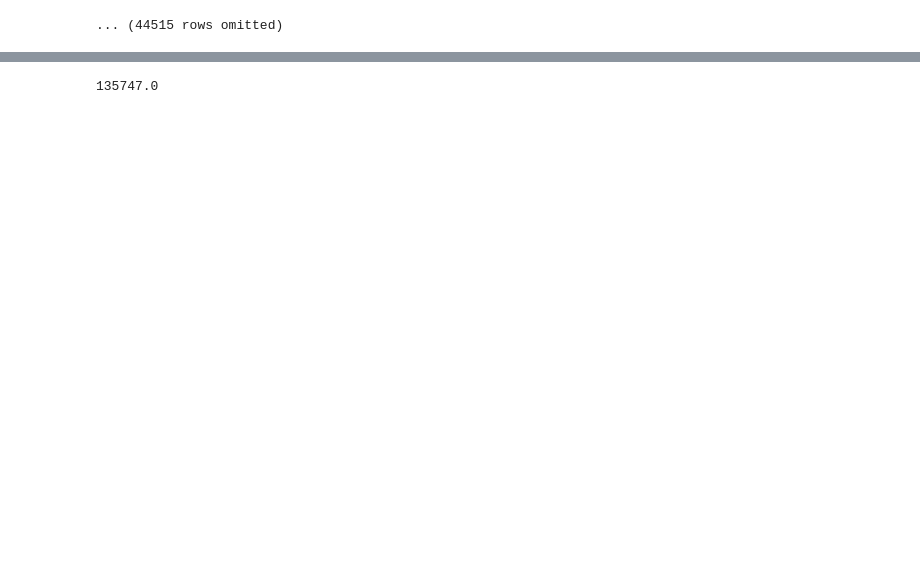
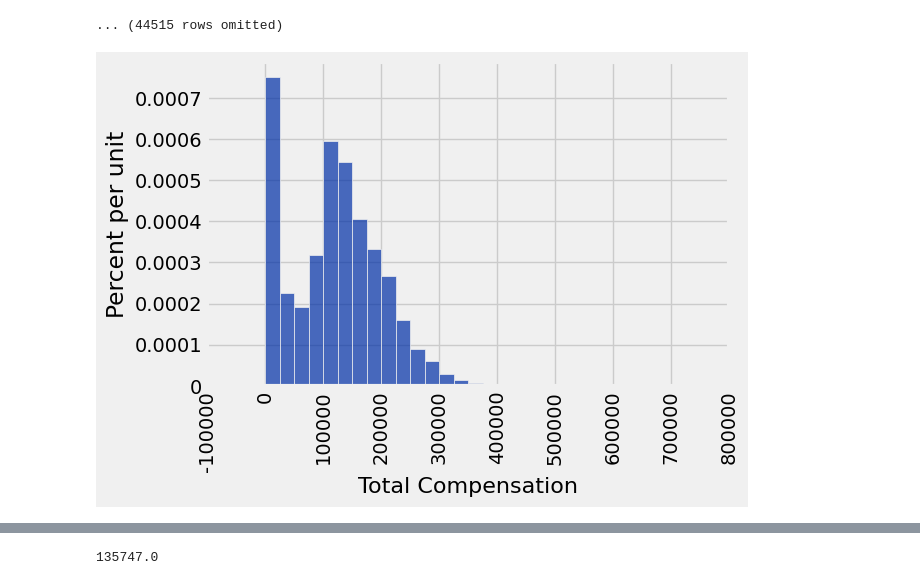
Before and after one commit to MYTWT/Data_Science, a Jupyter notebook: notebook/Numby/estimation.ipynb, the cells around one changed output, grey strips where cells are left out. Saved outputs shown, nothing was run; the diff lists cells and outputs as text; code cells hidden in the pictures; blank space fills up the shorter version.

```diff
--- a/notebook/Numby/estimation.ipynb
+++ b/notebook/Numby/estimation.ipynb
@@ -57,7 +57,9 @@ population.sort('Total Compensation',descending= True)
 | Community Health | Public Health | Medical & Dental | Senior Physician Specialist | 400992 | 0 | 97428 | 498421 |
 ... (44515 rows omitted)
 # %%
-population.hist('Total Compensation', bins = np.arange(0,800000,25000))
+population.hist('Total Compensation', bins = np.arange(0,726000,25000))
+# %% [output]
+[figure, added]
 # %%
 minsalary = 15*20*50
 population = population.where('Salary', are.above(minsalary))
```
Also changed, not shown: parts of 25 cells of this notebook, 4 other files.
